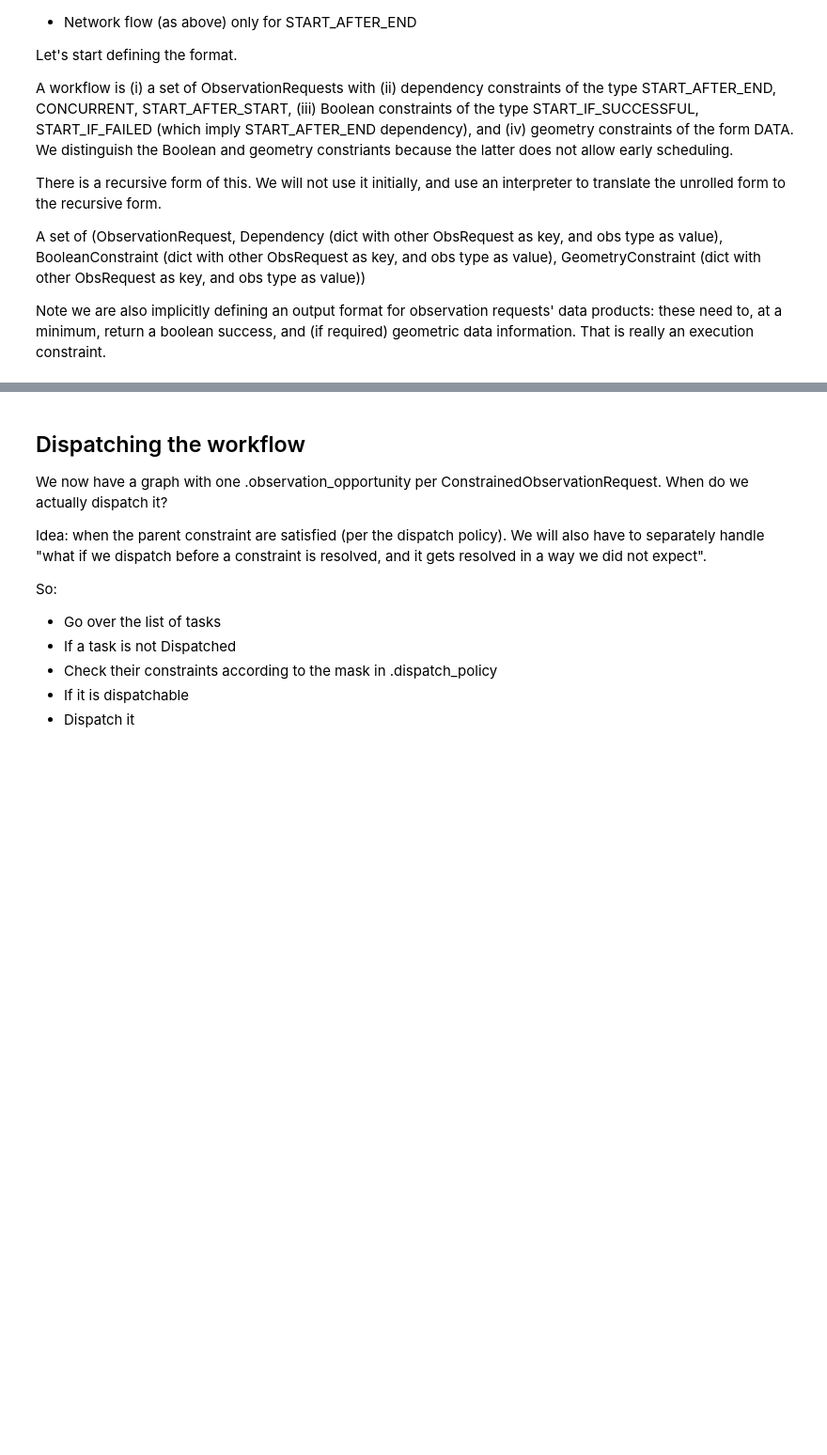
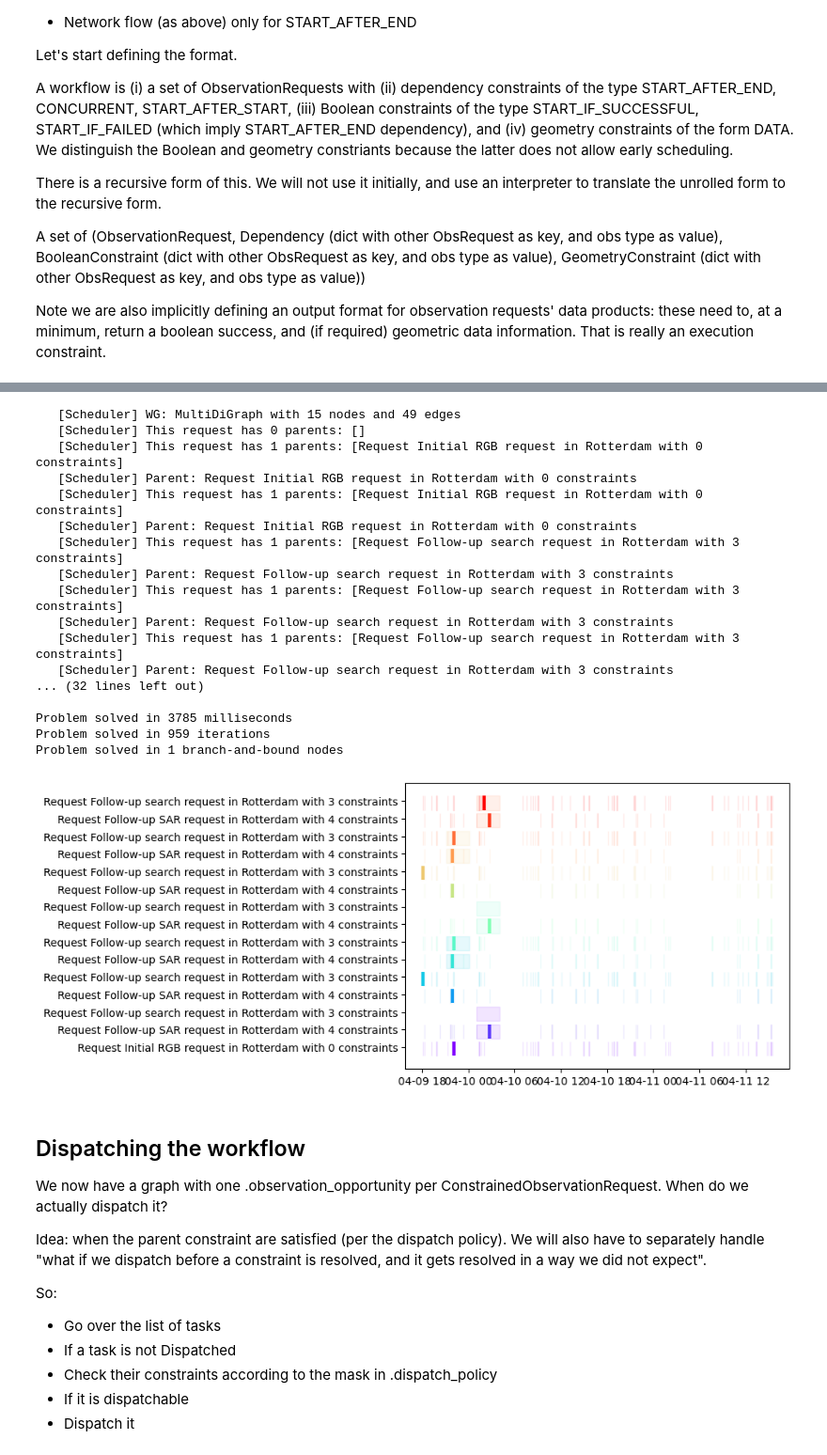
Before and after one commit to seakers/federated-scheduling, a Jupyter notebook: FAME-msa-graph_workflow.ipynb, the cells around one changed output, grey strips where cells are left out. Shown at 94% size. Saved outputs shown, nothing was run; the diff lists cells and outputs as text; code cells hidden in the pictures; blank space fills up the shorter version.

```diff
--- a/FAME-msa-graph_workflow.ipynb
+++ b/FAME-msa-graph_workflow.ipynb
@@ -1263,3 +706,30 @@ plot_workflow_schedule(wg_relative)
+# %%
+wg_relative_ilp = build_workflow_graph(workflow=workflow_relative)
+
+wg_longer_scheduled_ilp = ilp_schedule_workflow(workflow_graph=wg_relative_ilp, satellites=all_satellites)
+
+
+# wg_relative_scheduled = greedy_schedule_workflow(workflow=workflow_relative, satellites=all_satellites)
+plot_workflow_schedule(wg_relative_ilp)
+# %% [output]
+   [Scheduler] WG: MultiDiGraph with 15 nodes and 49 edges
+   [Scheduler] This request has 0 parents: []
+   [Scheduler] This request has 1 parents: [Request Initial RGB request in Rotterdam with 0 constraints]
+   [Scheduler] Parent: Request Initial RGB request in Rotterdam with 0 constraints
+   [Scheduler] This request has 1 parents: [Request Initial RGB request in Rotterdam with 0 constraints]
+   [Scheduler] Parent: Request Initial RGB request in Rotterdam with 0 constraints
+   [Scheduler] This request has 1 parents: [Request Follow-up search request in Rotterdam with 3 constraints]
+   [Scheduler] Parent: Request Follow-up search request in Rotterdam with 3 constraints
+   [Scheduler] This request has 1 parents: [Request Follow-up search request in Rotterdam with 3 constraints]
+   [Scheduler] Parent: Request Follow-up search request in Rotterdam with 3 constraints
+   [Scheduler] This request has 1 parents: [Request Follow-up search request in Rotterdam with 3 constraints]
+   [Scheduler] Parent: Request Follow-up search request in Rotterdam with 3 constraints
+... (32 lines left out)
+
+Problem solved in 3785 milliseconds
+Problem solved in 959 iterations
+Problem solved in 1 branch-and-bound nodes
+[figure, added]
 # %% [markdown]
 ## Dispatching the workflow
 
```
Also changed, not shown: parts of 53 cells of this notebook, 3 other files.
